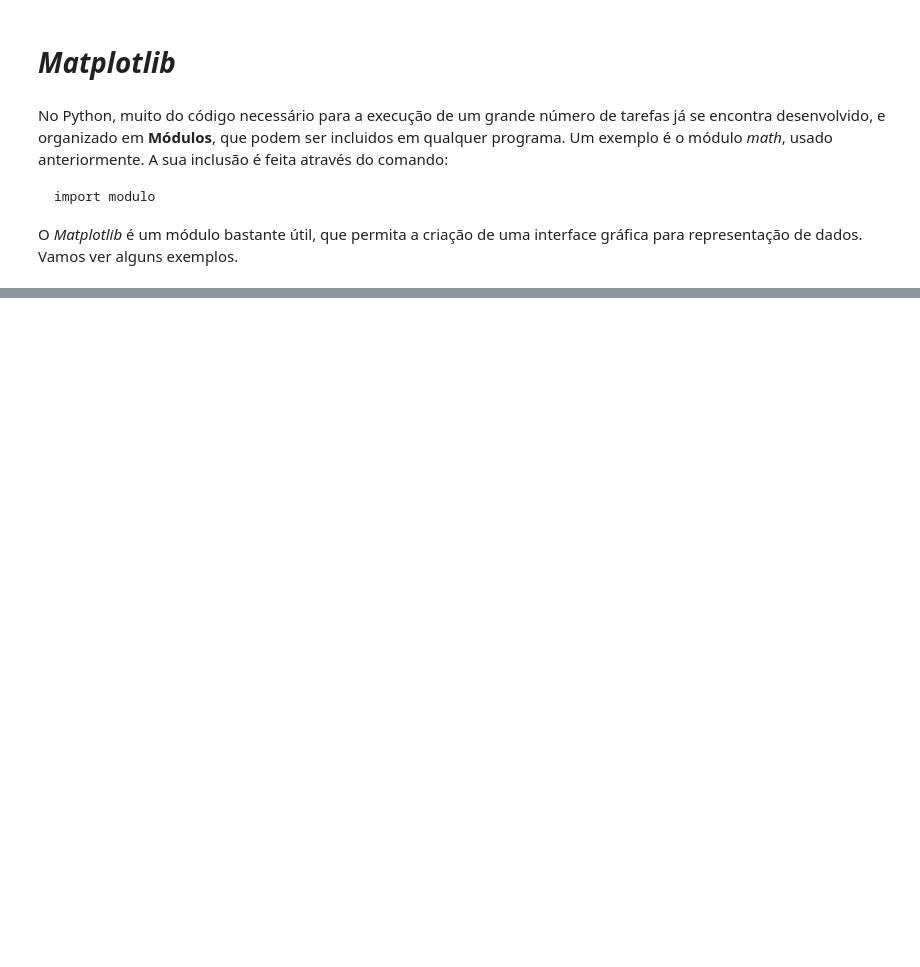
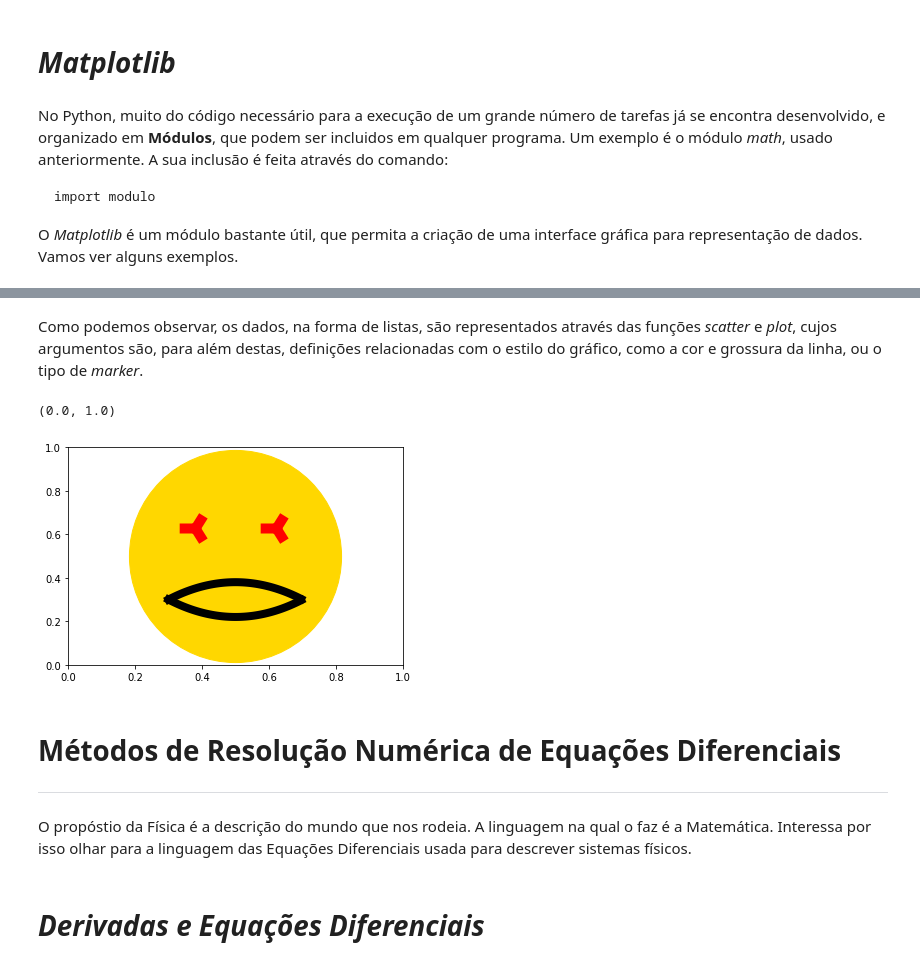
Before and after one commit to bernardo-silva/Google-colab-notebooks, a Jupyter notebook: NFIST_Workshop_FC.ipynb, the cells around one changed output, grey strips where cells are left out. Drawn from its saved outputs; the diff is of its cells as text; code cells hidden in the pictures; blank space fills up the shorter version.

```diff
--- a/NFIST_Workshop_FC.ipynb
+++ b/NFIST_Workshop_FC.ipynb
@@ -199,0 +245,11 @@ Começamos por reparar que a agora a variável *i* percorre os números de *0* a
+# %%
+# Inicializar a lista que queremos preencher
+lista = []
+
+# Usar um while loop para a preencher
+i=0
+while i<25:
+  lista.append(i)
+  i=i+1
+
+print(lista)
@@ -228,0 +289,27 @@ plt.show()
+# %% [markdown]
+Como podemos observar, os dados, na forma de listas, são representados através das funções *scatter* e *plot*, cujos argumentos são, para além destas, definições relacionadas com o estilo do gráfico, como a cor e grossura da linha, ou o tipo de *marker*.
+# %%
+plt.scatter([.5],[.5], c='gold', s=45000)
+#plt.scatter([.38, .62], [.63, .63], c='red', s=1000)
+plt.scatter([.38, .62], [.63, .63], c='red', s=1000, marker="3", lw=10)
+
+X = [0.3+0.004*i for i in range(100)]
+Y = [2* (x-.5)**2 +0.22 for x in X]
+plt.plot(X, Y, c='black', linewidth=8)
+X2 = [0.3+0.004*i for i in range(100)]
+Y2 = [-2* (x-.5)**2 +0.38 for x in X]
+plt.plot(X2, Y2, c='black', linewidth=8)
+
+plt.xlim(0,1)
+plt.ylim(0,1)
+# %% [output]
+(0.0, 1.0)
+[figure, added]
+# %% [markdown]
+# **Métodos de Resolução Numérica de Equações Diferenciais**
+
+---
+# %% [markdown]
+O propóstio da Física é a descrição do mundo que nos rodeia. A linguagem na qual o faz é a Matemática. Interessa por isso olhar para a linguagem das Equações Diferenciais usada para descrever sistemas físicos.
+# %% [markdown]
+# ***Derivadas e Equações Diferenciais***
```
Also changed, not shown: parts of 23 cells of this notebook.
